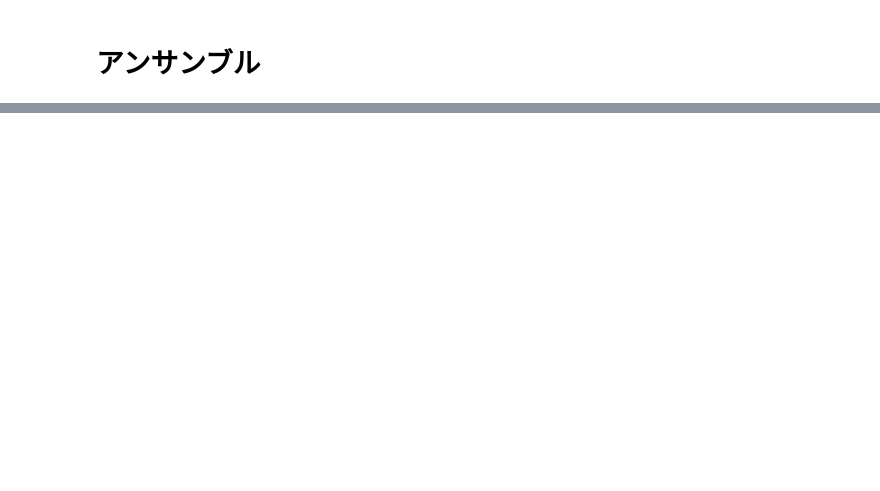
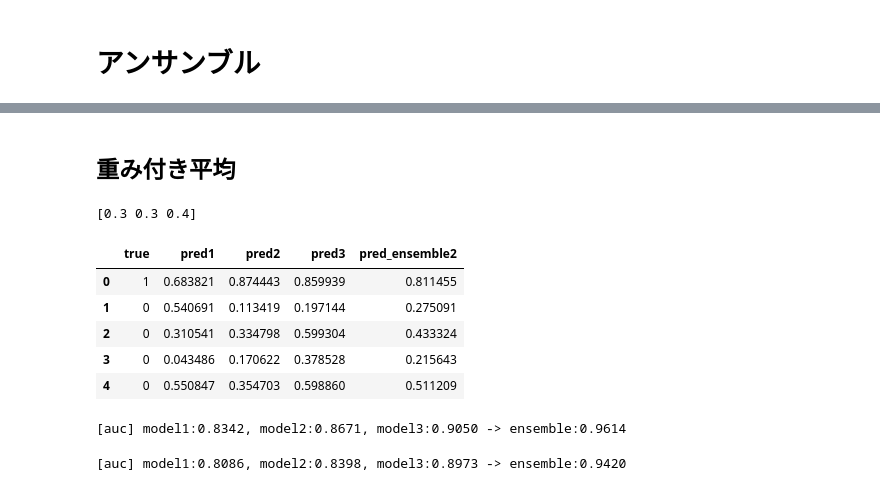
Before and after one commit to soeatu/kaggle_basic, a Jupyter notebook: kagglebook-modeltuning.ipynb, the cells around one changed output, grey strips where cells are left out. Saved outputs shown, nothing was run; the diff lists cells and outputs as text; code cells hidden in the pictures; blank space fills up the shorter version.

```diff
--- a/kagglebook-modeltuning.ipynb
+++ b/kagglebook-modeltuning.ipynb
@@ -679,0 +736,33 @@ accuracy: 0.7095
+# %% [markdown]
+## 重み付き平均
+# %%
+# 重み付きに平均によるアンサンブル
+weight = [0.3, 0.3, 0.4]
+weight = weight / np.sum(weight)
+print(weight)
+
+df_train["pred_ensemble2"] = df_train["pred1"] * weight[0] + \
+                             df_train["pred2"] * weight[1] + \
+                             df_train["pred3"] * weight[2]
+df_train[["true","pred1","pred2","pred3","pred_ensemble2"]].head()
+# %% [output]
+[0.3 0.3 0.4]
+|  | true | pred1 | pred2 | pred3 | pred_ensemble2 |
+| 0 | 1 | 0.683821 | 0.874443 | 0.859939 | 0.811455 |
+| 1 | 0 | 0.540691 | 0.113419 | 0.197144 | 0.275091 |
+| 2 | 0 | 0.310541 | 0.334798 | 0.599304 | 0.433324 |
+| 3 | 0 | 0.043486 | 0.170622 | 0.378528 | 0.215643 |
+| 4 | 0 | 0.550847 | 0.354703 | 0.598860 | 0.511209 |
+# %%
+# アンサンブルの精度評価
+evaluate_ensemble(df_train, col_pred="pred_ensemble2")
+# %% [output]
+[auc] model1:0.8342, model2:0.8671, model3:0.9050 -> ensemble:0.9614
+# %%
+#推論時のアンサンブル処理と精度評価
+df_test["pred_ensemble2"] = df_test["pred1"] * weight[0] + \
+                            df_test["pred2"] * weight[1] + \
+                            df_test["pred3"] * weight[2]
+evaluate_ensemble(df_test, col_pred="pred_ensemble2")
+# %% [output]
+[auc] model1:0.8086, model2:0.8398, model3:0.8973 -> ensemble:0.9420
```
Also changed, not shown: parts of 15 cells of this notebook.
